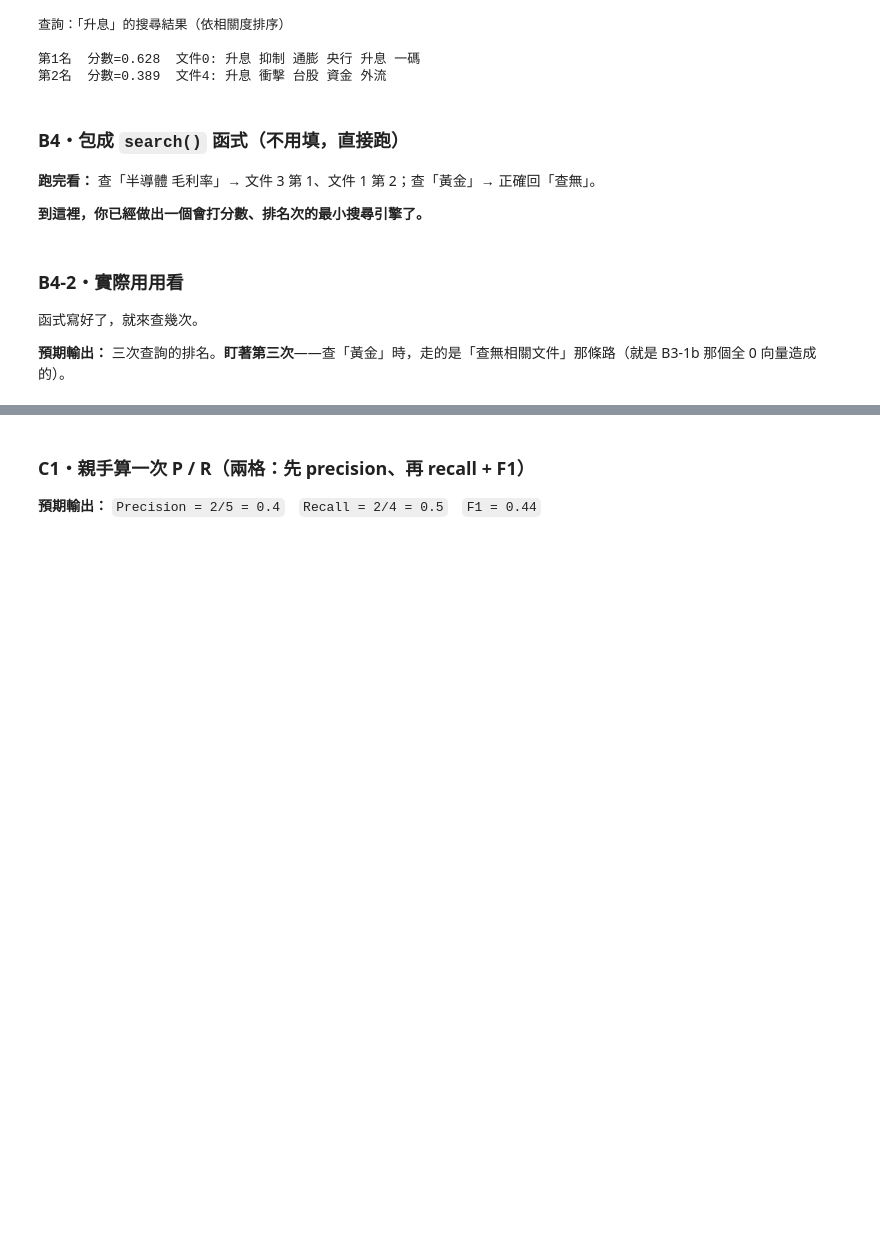
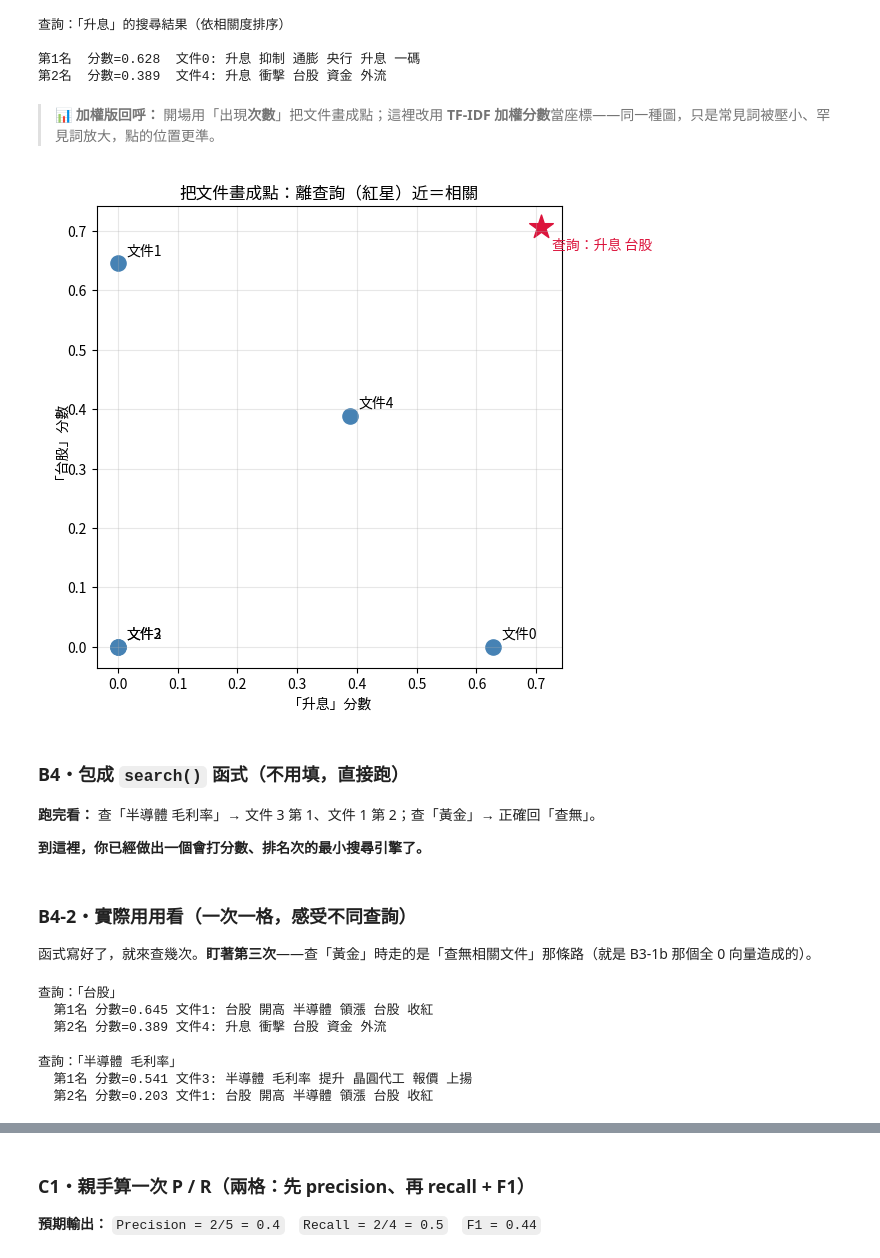
Before and after one commit to guanyuhoujeff/2026-NKUST-Cross-Disciplinary-AI-Training-Course, a Jupyter notebook: 1_資訊檢索與生成式人工智慧/Lab1_古典IR/Lab1_古典IR_完整版.ipynb, the cells around one changed output, grey strips where cells are left out. Cells and saved outputs as stored; diff of their text form; code cells hidden in the pictures; blank space fills up the shorter version.

```diff
--- a/1_資訊檢索與生成式人工智慧/Lab1_古典IR/Lab1_古典IR_完整版.ipynb
+++ b/1_資訊檢索與生成式人工智慧/Lab1_古典IR/Lab1_古典IR_完整版.ipynb
@@ -422,6 +536,40 @@ for score, doc_id in ranking:
 
 第1名  分數=0.628  文件0: 升息 抑制 通膨 央行 升息 一碼
 第2名  分數=0.389  文件4: 升息 衝擊 台股 資金 外流
+# %% [markdown]
+> 📊 **加權版回呼：** 開場用「出現**次數**」把文件畫成點；這裡改用 **TF-IDF 加權分數**當座標——同一種圖，只是常見詞被壓小、罕見詞放大，點的位置更準。
+# %%
+# 📊 把文件畫成「點」：離查詢近＝相關（不用填，直接跑；工具已在最上面載好）
+# 23 維畫不出來，挑「升息」「台股」兩個關鍵字當 X、Y 軸（把 23 維壓成看得見的 2 維）
+kw_x = "升息"
+kw_y = "台股"
+vocab = list(vectorizer.get_feature_names_out())
+ix = vocab.index(kw_x)      # 「升息」在向量的第幾格
+iy = vocab.index(kw_y)      # 「台股」在向量的第幾格
+
+doc_xy = doc_vectors.toarray()                          # 5 篇 × 23，攤成看得見的數字
+q_xy = vectorizer.transform(["升息 台股"]).toarray()[0]   # 查詢也變成同空間的向量
+
+plt.figure(figsize=(6, 6))
+for doc_id in range(len(docs)):                         # 5 篇文件畫成藍點
+    x = doc_xy[doc_id][ix]
+    y = doc_xy[doc_id][iy]
+    plt.scatter(x, y, s=120, color="steelblue")
+    plt.annotate(f"文件{doc_id}", (x, y), xytext=(6, 6), textcoords="offset points")
+
+plt.scatter(q_xy[ix], q_xy[iy], s=320, marker="*", color="crimson")          # 查詢畫成紅星
+plt.annotate("查詢：升息 台股", (q_xy[ix], q_xy[iy]), xytext=(8, -16), textcoords="offset points", color="crimson")
+
+plt.xlabel(f"「{kw_x}」分數")
+plt.ylabel(f"「{kw_y}」分數")
+plt.title("把文件畫成點：離查詢（紅星）近＝相關")
+plt.grid(True, alpha=0.3)
+plt.show()
+
+# 💡 文件2（原油）、文件3（半導體）在「升息」「台股」兩軸都是 0 → 疊在原點，跟這個查詢無關；
+#    文件4（升息+台股都有）離紅星最近 → 最相關，正好對上上一格的排序。
+# %% [output]
+[figure, added]
 # %% [markdown]
 ### B4・包成 `search()` 函式（不用填，直接跑）
 
@@ -450,9 +598,19 @@ def search(query, top_k=3):
     if shown == 0:
         print("  （查無相關文件）")
 # %% [markdown]
-### B4-2・實際用用看
+### B4-2・實際用用看（一次一格，感受不同查詢）
 
-函式寫好了，就來查幾次。
-
-**預期輸出：** 三次查詢的排名。**盯著第三次**——查「黃金」時，走的是「查無相關文件」那條路（就是 B3-1b 那個全 0 向量造成的）。
+函式寫好了，就來查幾次。**盯著第三次**——查「黃金」時走的是「查無相關文件」那條路（就是 B3-1b 那個全 0 向量造成的）。
+# %%
+search("台股")
+# %% [output]
+查詢：「台股」
+  第1名 分數=0.645 文件1: 台股 開高 半導體 領漲 台股 收紅
+  第2名 分數=0.389 文件4: 升息 衝擊 台股 資金 外流
+# %%
+search("半導體 毛利率")     # 多詞查詢也行
+# %% [output]
+查詢：「半導體 毛利率」
+  第1名 分數=0.541 文件3: 半導體 毛利率 提升 晶圓代工 報價 上揚
+  第2名 分數=0.203 文件1: 台股 開高 半導體 領漲 台股 收紅
 # %%
```
Also changed, not shown: parts of 80 cells of this notebook, 2 other files.
